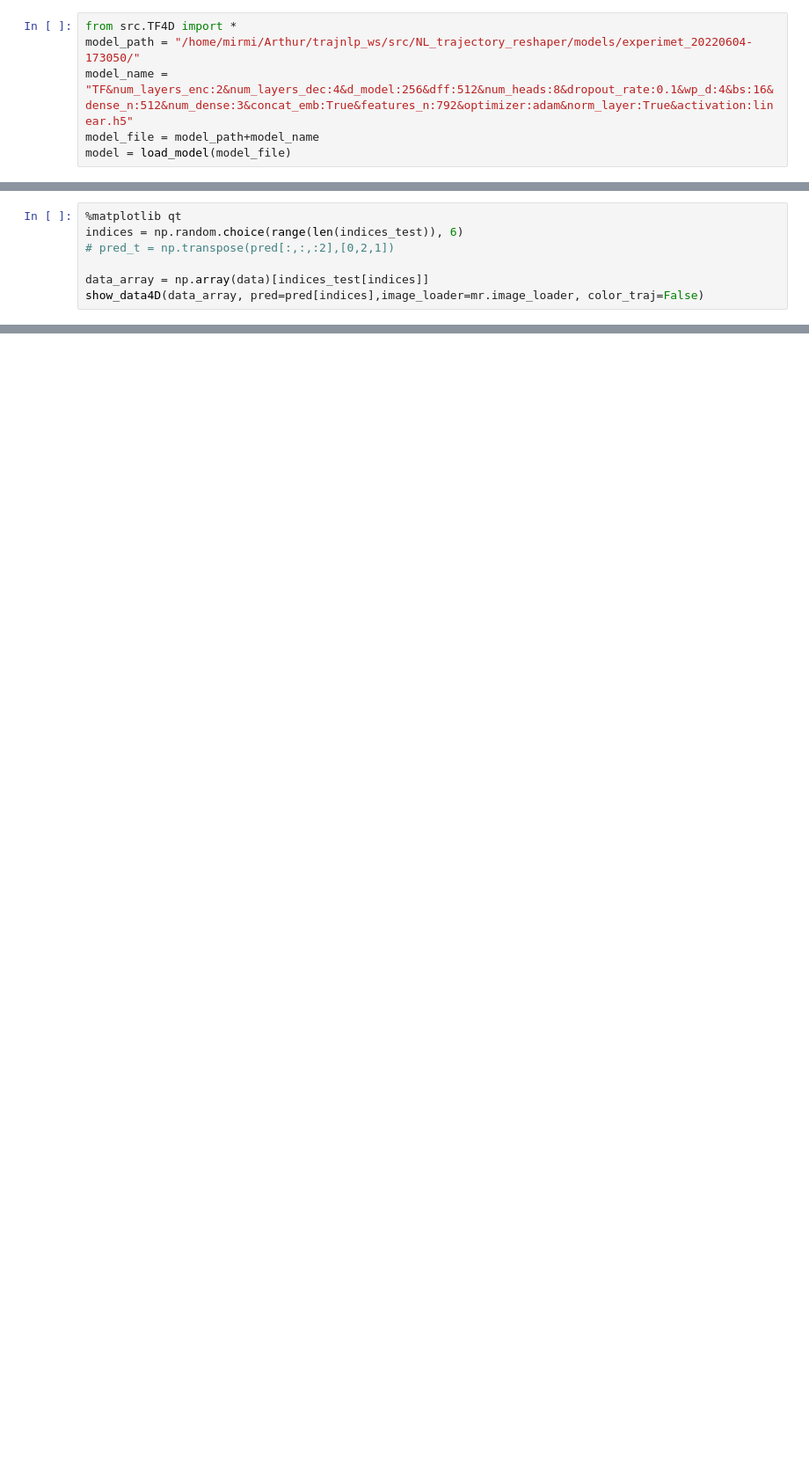
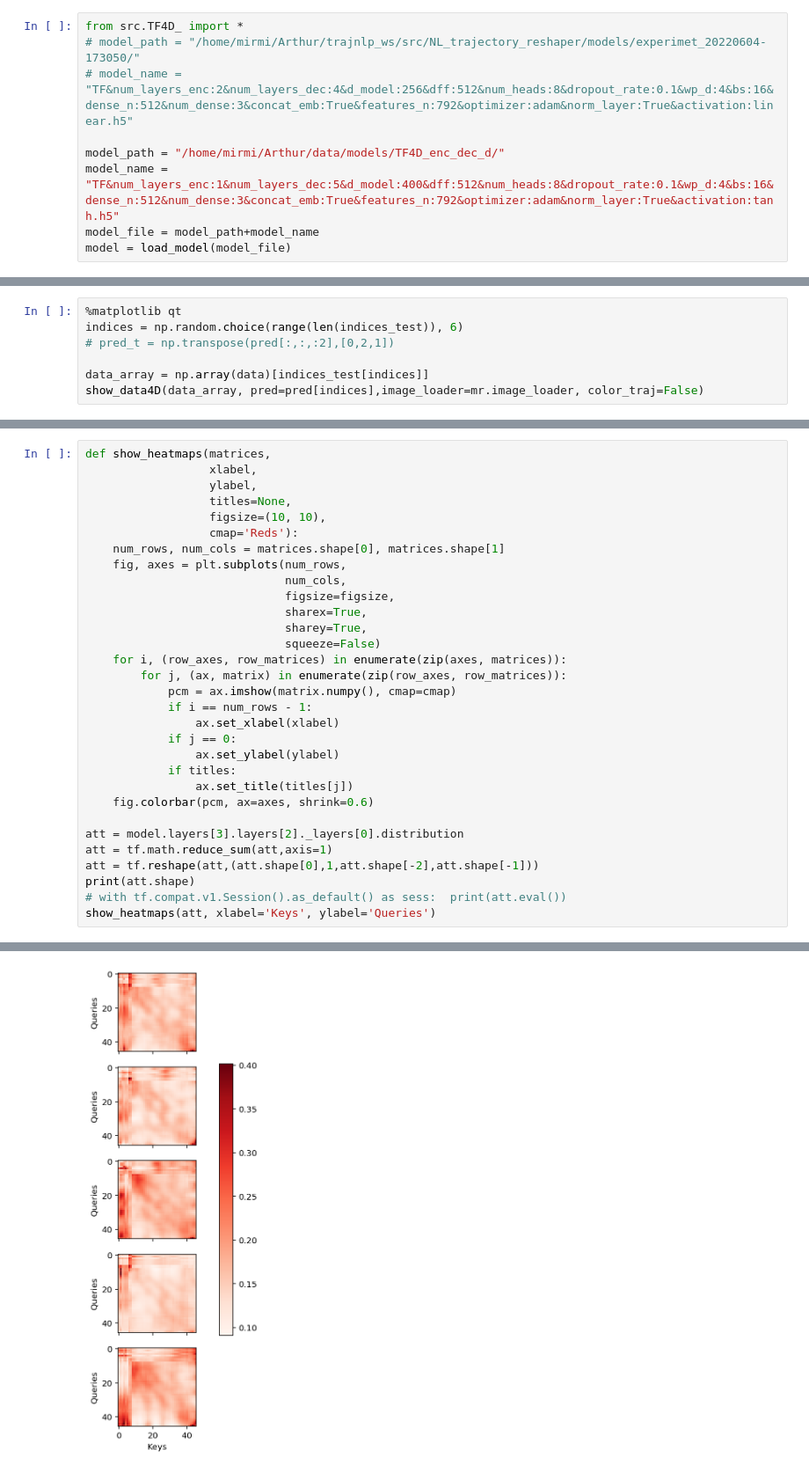
Before and after one commit to arthurfenderbucker/NL_trajectory_reshaper, a Jupyter notebook: model_overview_4D.ipynb, the cells around one changed output, grey strips where cells are left out. Shown: that part at 88% size. Saved outputs shown, nothing was run; the diff lists cells and outputs as text; blank space fills up the shorter version.

Commit message:
plot attention matrix

```diff
--- a/model_overview_4D.ipynb
+++ b/model_overview_4D.ipynb
@@ -81,9 +96,12 @@ acc:  0.9938598939436226
 # %% [markdown]
 # Model
 # %%
-from src.TF4D import *
-model_path = "/home/mirmi/Arthur/trajnlp_ws/src/NL_trajectory_reshaper/models/experimet_20220604-173050/"
-model_name =  "TF&num_layers_enc:2&num_layers_dec:4&d_model:256&dff:512&num_heads:8&dropout_rate:0.1&wp_d:4&bs:16&dense_n:512&num_dense:3&concat_emb:True&features_n:792&optimizer:adam&norm_layer:True&activation:linear.h5"
+from src.TF4D_ import *
+# model_path = "/home/mirmi/Arthur/trajnlp_ws/src/NL_trajectory_reshaper/models/experimet_20220604-173050/"
+# model_name =  "TF&num_layers_enc:2&num_layers_dec:4&d_model:256&dff:512&num_heads:8&dropout_rate:0.1&wp_d:4&bs:16&dense_n:512&num_dense:3&concat_emb:True&features_n:792&optimizer:adam&norm_layer:True&activation:linear.h5"
+
+model_path = "/home/mirmi/Arthur/data/models/TF4D_enc_dec_d/"
+model_name =  "TF&num_layers_enc:1&num_layers_dec:5&d_model:400&dff:512&num_heads:8&dropout_rate:0.1&wp_d:4&bs:16&dense_n:512&num_dense:3&concat_emb:True&features_n:792&optimizer:adam&norm_layer:True&activation:tanh.h5"
 model_file = model_path+model_name
 model = load_model(model_file)
 # %% [output]
@@ -127,0 +223,32 @@ show_data4D(data_array, pred=pred[indices],image_loader=mr.image_loader, color_t
+# %%
+def show_heatmaps(matrices,
+                  xlabel,
+                  ylabel,
+                  titles=None,
+                  figsize=(10, 10),
+                  cmap='Reds'):
+    num_rows, num_cols = matrices.shape[0], matrices.shape[1]
+    fig, axes = plt.subplots(num_rows,
+                             num_cols,
+                             figsize=figsize,
+                             sharex=True,
+                             sharey=True,
+                             squeeze=False)
+    for i, (row_axes, row_matrices) in enumerate(zip(axes, matrices)):
+        for j, (ax, matrix) in enumerate(zip(row_axes, row_matrices)):
+            pcm = ax.imshow(matrix.numpy(), cmap=cmap)
+            if i == num_rows - 1:
+                ax.set_xlabel(xlabel)
+            if j == 0:
+                ax.set_ylabel(ylabel)
+            if titles:
+                ax.set_title(titles[j])
+    fig.colorbar(pcm, ax=axes, shrink=0.6)
+
+att = model.layers[3].layers[2]._layers[0].distribution
+att = tf.math.reduce_sum(att,axis=1)
+att = tf.reshape(att,(att.shape[0],1,att.shape[-2],att.shape[-1]))
+print(att.shape)
+# with tf.compat.v1.Session().as_default() as sess:  print(att.eval())
+show_heatmaps(att, xlabel='Keys', ylabel='Queries')
+# %% [output]
@@ -127,0 +256 @@ show_data4D(data_array, pred=pred[indices],image_loader=mr.image_loader, color_t
+[figure, added]
```
Also changed, not shown: parts of 16 cells of this notebook, 4 other files.
